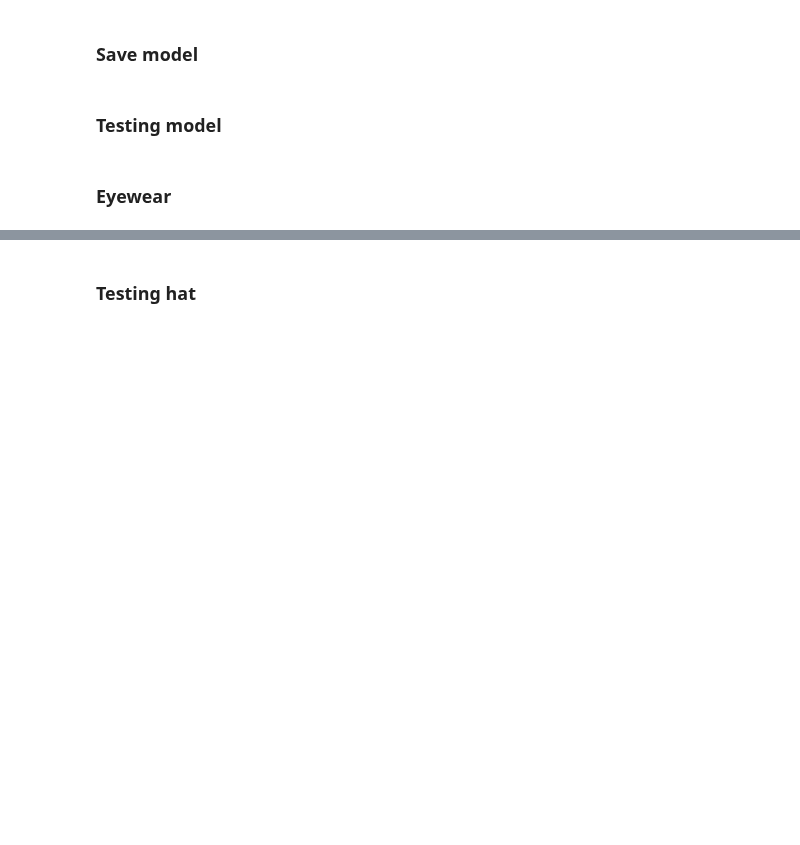
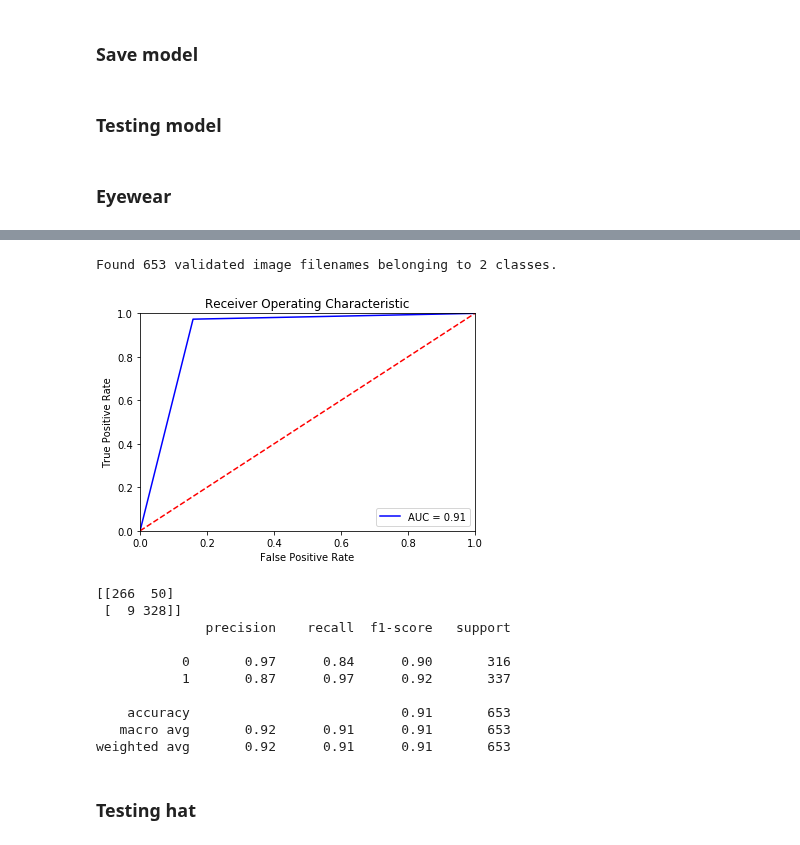
Before and after one commit to mzhou356/img2recommender, a Jupyter notebook: notebooks/Generic_Model_Tuning.ipynb, the cells around one changed output, grey strips where cells are left out. Cells and saved outputs as stored; diff of their text form; code cells hidden in the pictures; blank space fills up the shorter version.

```diff
--- a/notebooks/Generic_Model_Tuning.ipynb
+++ b/notebooks/Generic_Model_Tuning.ipynb
@@ -517,3 +545,20 @@ model_testing(df,'../tuning_data/resnet_data/resnet50_model_5_up.json',
+# %%
+model_testing(df,'../tuning_data/VGG_16_tuning/vgg_model.json',
+              '../tuning_data/VGG_16_tuning/best_vgg_model_eyewears.h5',
+              'eyewear',(150,150), old = True)
+# %% [output]
+Found 653 validated image filenames belonging to 2 classes.
+[figure, added]
+[[266  50]
+ [  9 328]]
+              precision    recall  f1-score   support
+
+           0       0.97      0.84      0.90       316
+           1       0.87      0.97      0.92       337
+
+    accuracy                           0.91       653
+   macro avg       0.92      0.91      0.91       653
+weighted avg       0.92      0.91      0.91       653
 # %% [markdown]
 ### Testing hat
 # %%
```
Also changed, not shown: parts of 27 cells of this notebook.
